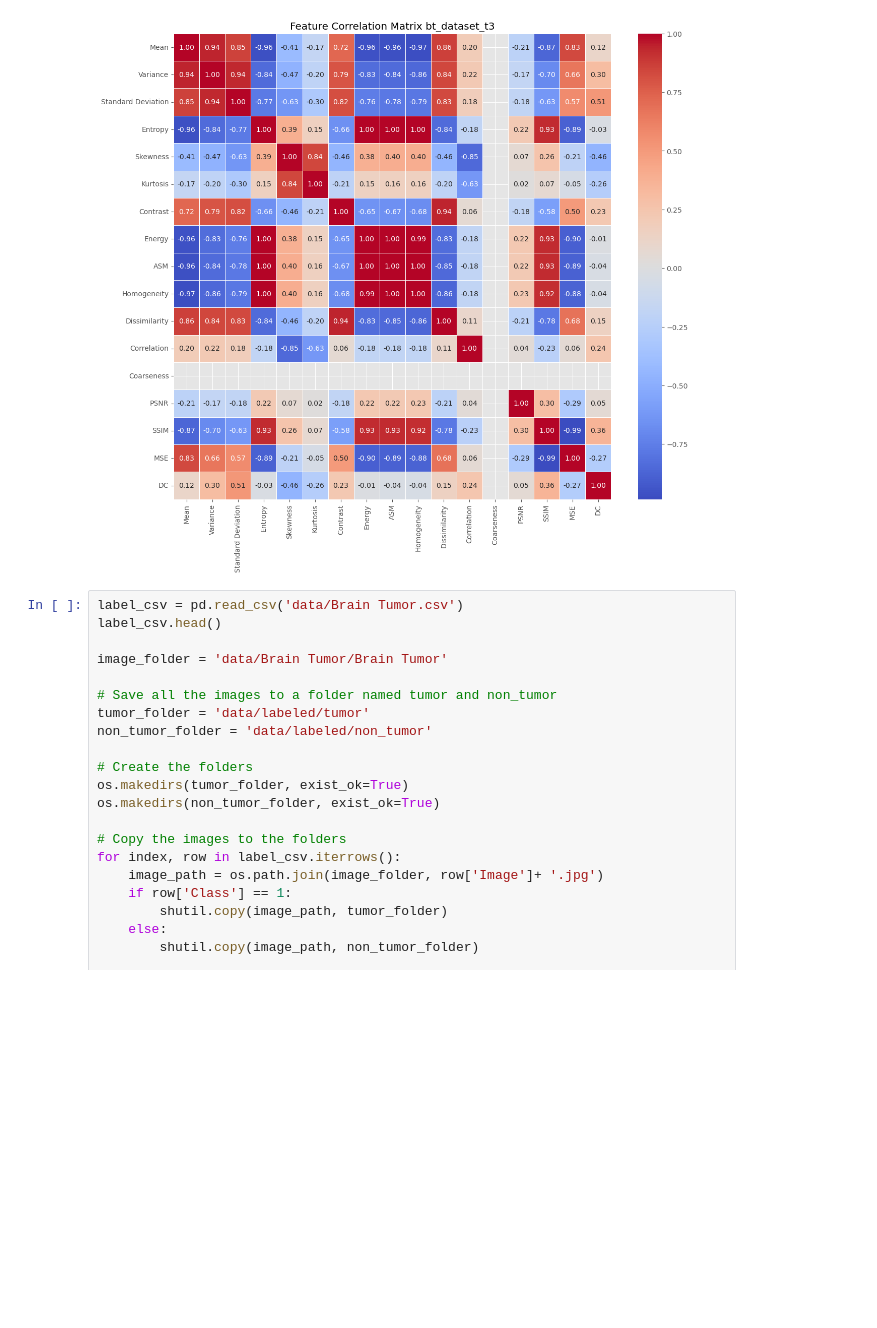
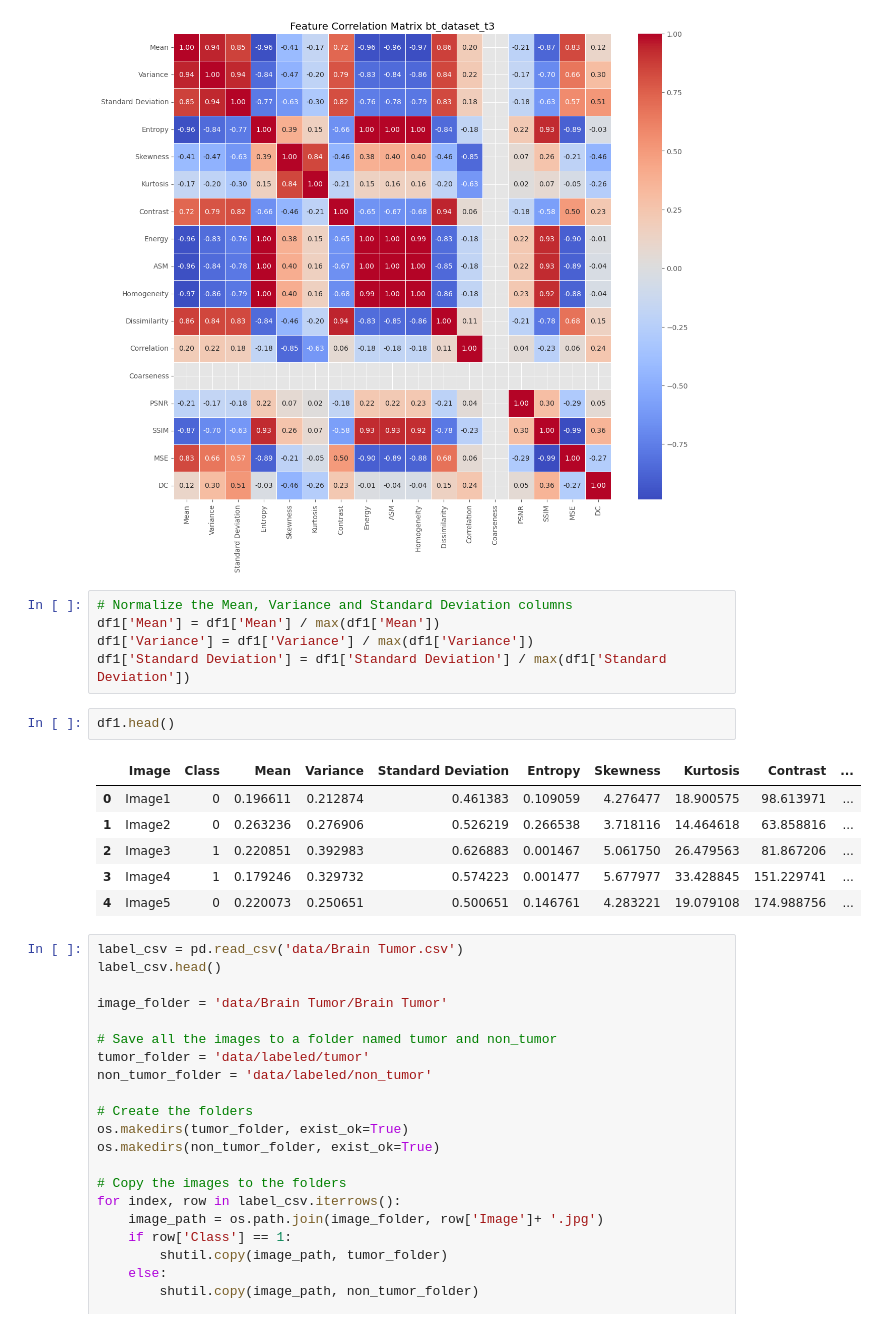
Before and after one commit to grahanoi/classifier_brain_tumor, a Jupyter notebook: main.ipynb, the cells around one changed output. Cells and saved outputs as stored; diff of their text form; blank space fills up the shorter version.

Commit message:
Normalize mean, variance and standard deviation

```diff
--- a/main.ipynb
+++ b/main.ipynb
@@ -79,6 +75,20 @@ plt.title('Feature Correlation Matrix bt_dataset_t3')
 plt.show()
 # %% [output]
 [figure]
+# %%
+# Normalize the Mean, Variance and Standard Deviation columns
+df1['Mean'] = df1['Mean'] / max(df1['Mean'])
+df1['Variance'] = df1['Variance'] / max(df1['Variance'])
+df1['Standard Deviation'] = df1['Standard Deviation'] / max(df1['Standard Deviation'])
+# %%
+df1.head()
+# %% [output]
+|  | Image | Class | Mean | Variance | Standard Deviation | Entropy | Skewness | Kurtosis | Contrast | ... |
+| 0 | Image1 | 0 | 0.196611 | 0.212874 | 0.461383 | 0.109059 | 4.276477 | 18.900575 | 98.613971 | ... |
+| 1 | Image2 | 0 | 0.263236 | 0.276906 | 0.526219 | 0.266538 | 3.718116 | 14.464618 | 63.858816 | ... |
+| 2 | Image3 | 1 | 0.220851 | 0.392983 | 0.626883 | 0.001467 | 5.061750 | 26.479563 | 81.867206 | ... |
+| 3 | Image4 | 1 | 0.179246 | 0.329732 | 0.574223 | 0.001477 | 5.677977 | 33.428845 | 151.229741 | ... |
+| 4 | Image5 | 0 | 0.220073 | 0.250651 | 0.500651 | 0.146761 | 4.283221 | 19.079108 | 174.988756 | ... |
 # %%
 label_csv = pd.read_csv('data/Brain Tumor.csv')
 label_csv.head()
```
Also changed, not shown: parts of 5 cells of this notebook.
